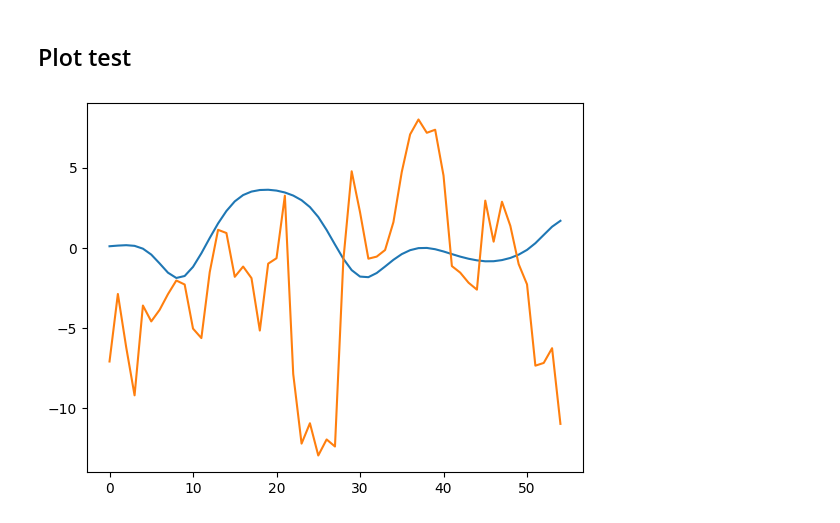
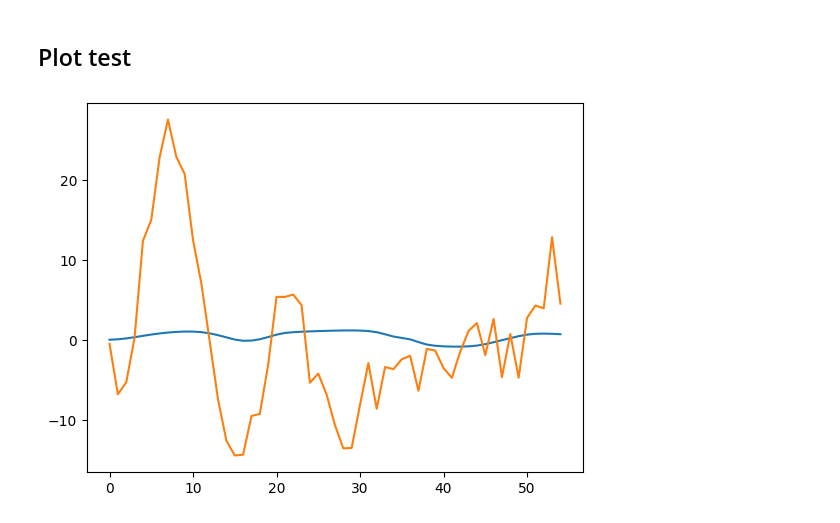
Before and after one commit to LucasTexier/Optiver_challenge, a Jupyter notebook: Optiver_challenge.ipynb, the cells around one changed output. Saved outputs shown, nothing was run; the diff lists cells and outputs as text; code cells hidden in the pictures.

Commit message:
visua

```diff
--- a/Optiver_challenge.ipynb
+++ b/Optiver_challenge.ipynb
@@ -487,15 +487,15 @@ Test Loss: 5.472357749938965
 # %% [markdown]
 ## Plot test
 # %%
-Y1 = [row[120] for row in test_outputs[2]]
+Y1 = [row[2] for row in test_outputs[2]]
 #Y2 = moving_average([row[120] for row in test_output_labels[2]],5)
-Y2 = [row[120] for row in test_output_labels[2]]
+Y2 = [row[2] for row in test_output_labels[2]]
 
 plt.plot(Y1)
 plt.plot(Y2)
 plt.show()
 # %% [output]
-[figure, old version]
+[figure, new version]
 # %%
 waps = ['wap-derived_0','wap_derived_1']
 df[df['seconds_in_buckeks'] == 0][waps] = 0
```
Also changed, not shown: parts of 3 cells of this notebook, 1 other file.
